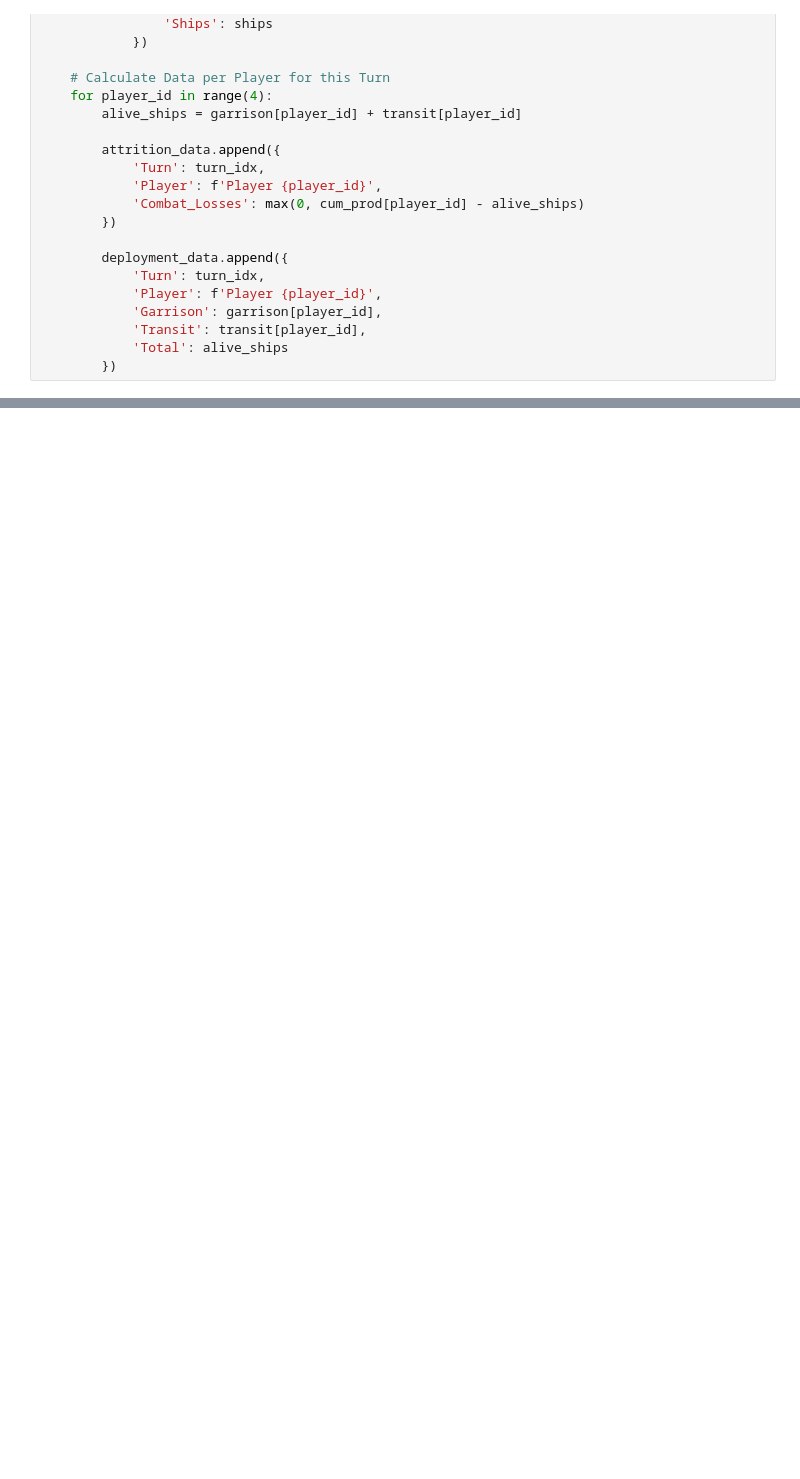
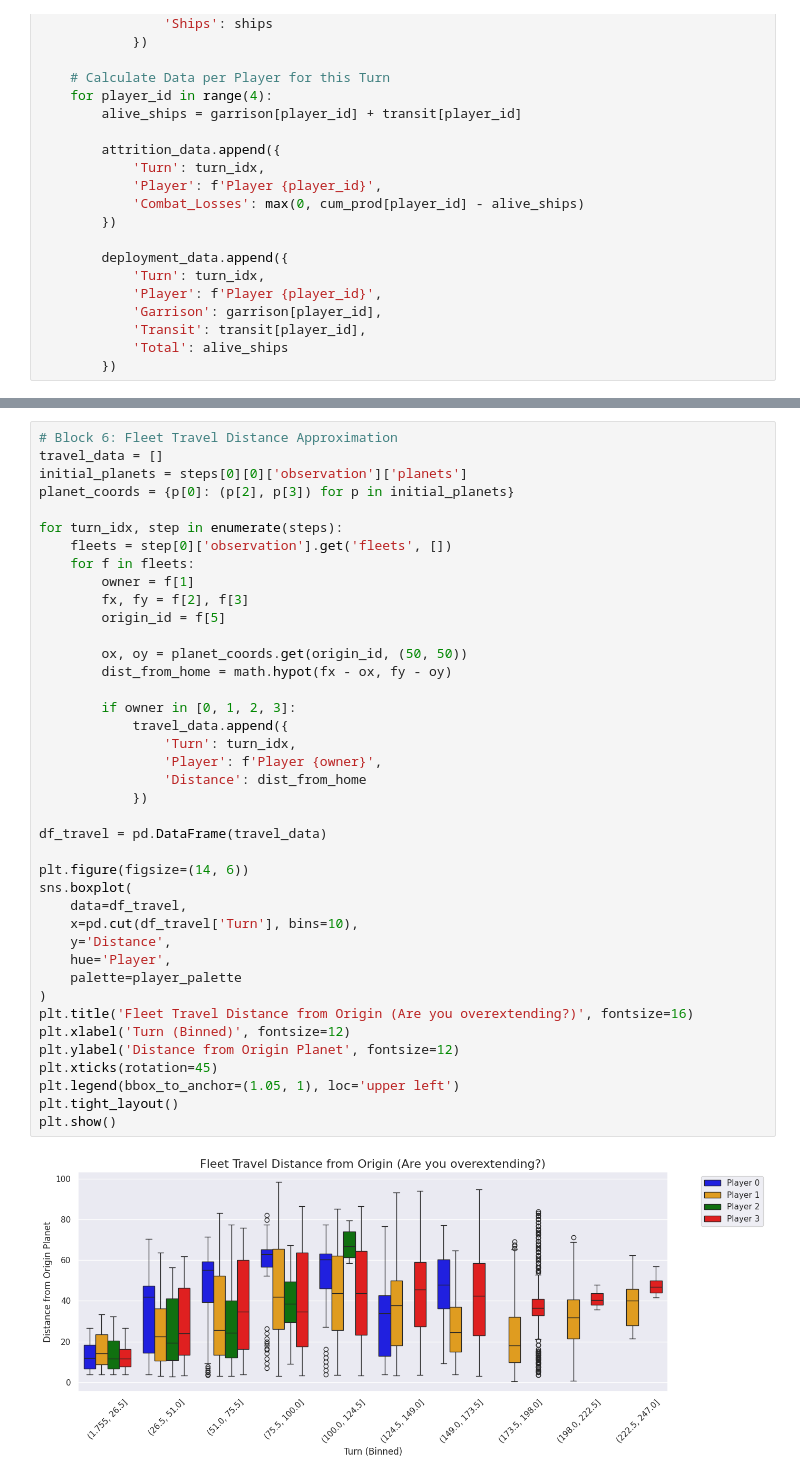
Before and after one commit to S4K50M/OrbitWars, a Jupyter notebook: eda/eda_4player.ipynb, the cells around one changed output, grey strips where cells are left out. Saved outputs shown, nothing was run; the diff lists cells and outputs as text; blank space fills up the shorter version.

```diff
--- a/eda/eda_4player.ipynb
+++ b/eda/eda_4player.ipynb
@@ -145,0 +168,42 @@ if not df_launches.empty:
+# %%
+# Block 6: Fleet Travel Distance Approximation
+travel_data = []
+initial_planets = steps[0][0]['observation']['planets']
+planet_coords = {p[0]: (p[2], p[3]) for p in initial_planets}
+
+for turn_idx, step in enumerate(steps):
+    fleets = step[0]['observation'].get('fleets', [])
+    for f in fleets:
+        owner = f[1]
+        fx, fy = f[2], f[3]
+        origin_id = f[5]
+
+        ox, oy = planet_coords.get(origin_id, (50, 50))
+        dist_from_home = math.hypot(fx - ox, fy - oy)
+
+        if owner in [0, 1, 2, 3]:
+            travel_data.append({
+                'Turn': turn_idx,
+                'Player': f'Player {owner}',
+                'Distance': dist_from_home
+            })
+
+df_travel = pd.DataFrame(travel_data)
+
+plt.figure(figsize=(14, 6))
+sns.boxplot(
+    data=df_travel,
+    x=pd.cut(df_travel['Turn'], bins=10),
+    y='Distance',
+    hue='Player',
+    palette=player_palette
+)
+plt.title('Fleet Travel Distance from Origin (Are you overextending?)', fontsize=16)
+plt.xlabel('Turn (Binned)', fontsize=12)
+plt.ylabel('Distance from Origin Planet', fontsize=12)
+plt.xticks(rotation=45)
+plt.legend(bbox_to_anchor=(1.05, 1), loc='upper left')
+plt.tight_layout()
+plt.show()
+# %% [output]
+[figure, added]
```
Also changed, not shown: parts of 11 cells of this notebook, 2 other files.
